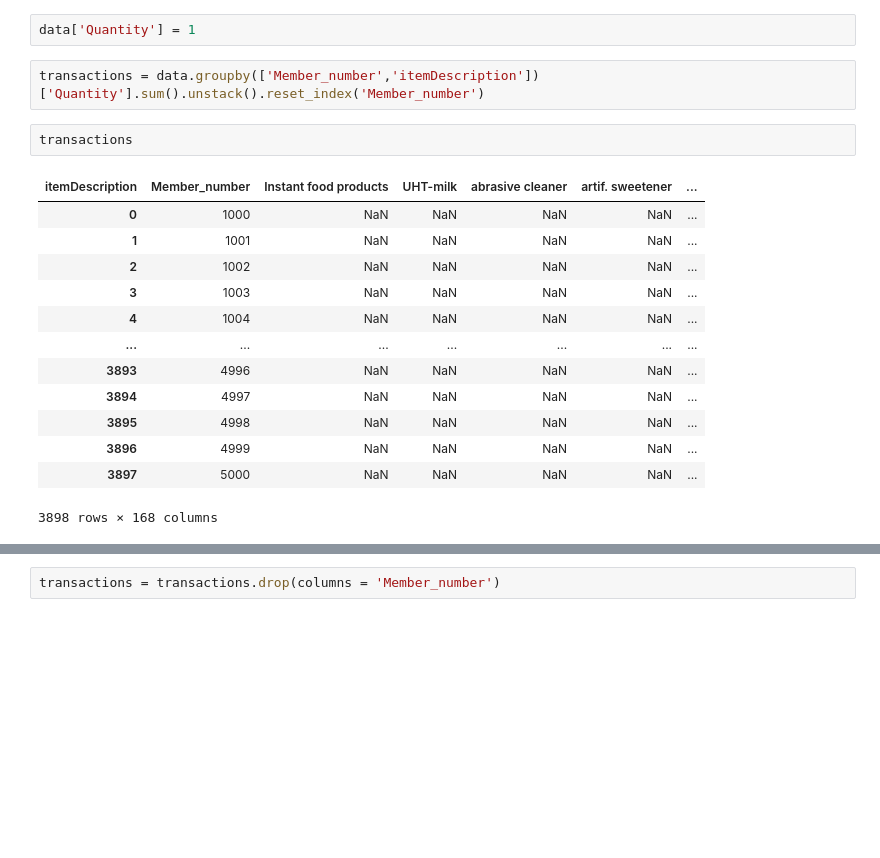
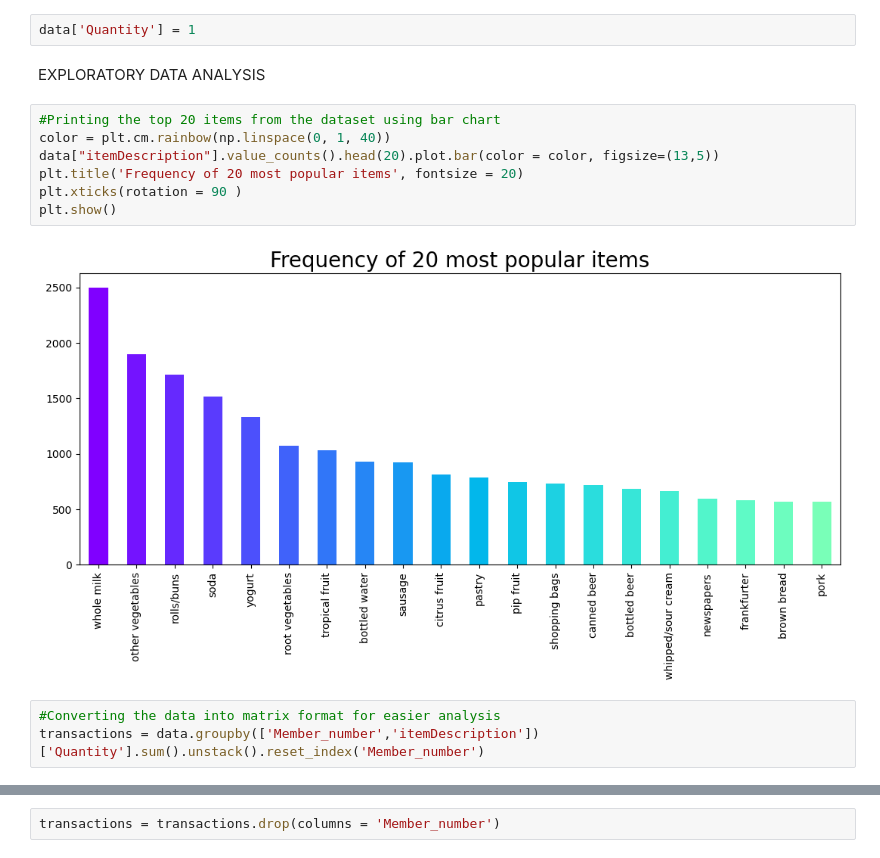
Before and after one commit to AnushkaMazumdar2/Machine_Learning, a Jupyter notebook: 2348505_Lab4.ipynb, the cells around one changed output, grey strips where cells are left out. Drawn from its saved outputs; the diff is of its cells as text; blank space fills up the shorter version.

```diff
--- a/2348505_Lab4.ipynb
+++ b/2348505_Lab4.ipynb
@@ -24,21 +29,17 @@ data.head()
 | 4 | 3037 | 01-02-2015 | whole milk |
 # %%
 data['Quantity'] = 1
+# %% [markdown]
+EXPLORATORY DATA ANALYSIS
+# %%
+#Printing the top 20 items from the dataset using bar chart
+color = plt.cm.rainbow(np.linspace(0, 1, 40))
+data["itemDescription"].value_counts().head(20).plot.bar(color = color, figsize=(13,5))
+plt.title('Frequency of 20 most popular items', fontsize = 20)
+plt.xticks(rotation = 90 )
+plt.show()
+# %% [output]
+[figure, added]
 # %%
+#Converting the data into matrix format for easier analysis
 transactions = data.groupby(['Member_number','itemDescription'])['Quantity'].sum().unstack().reset_index('Member_number')
-# %%
-transactions
-# %% [output]
-| itemDescription | Member_number | Instant food products | UHT-milk | abrasive cleaner | artif. sweetener | ... |
-| 0 | 1000 | NaN | NaN | NaN | NaN | ... |
-| 1 | 1001 | NaN | NaN | NaN | NaN | ... |
-| 2 | 1002 | NaN | NaN | NaN | NaN | ... |
-| 3 | 1003 | NaN | NaN | NaN | NaN | ... |
-| 4 | 1004 | NaN | NaN | NaN | NaN | ... |
-| ... | ... | ... | ... | ... | ... | ... |
-| 3893 | 4996 | NaN | NaN | NaN | NaN | ... |
-| 3894 | 4997 | NaN | NaN | NaN | NaN | ... |
-| 3895 | 4998 | NaN | NaN | NaN | NaN | ... |
-| 3896 | 4999 | NaN | NaN | NaN | NaN | ... |
-| 3897 | 5000 | NaN | NaN | NaN | NaN | ... |
-3898 rows × 168 columns
```
Also changed, not shown: parts of 19 cells of this notebook.
